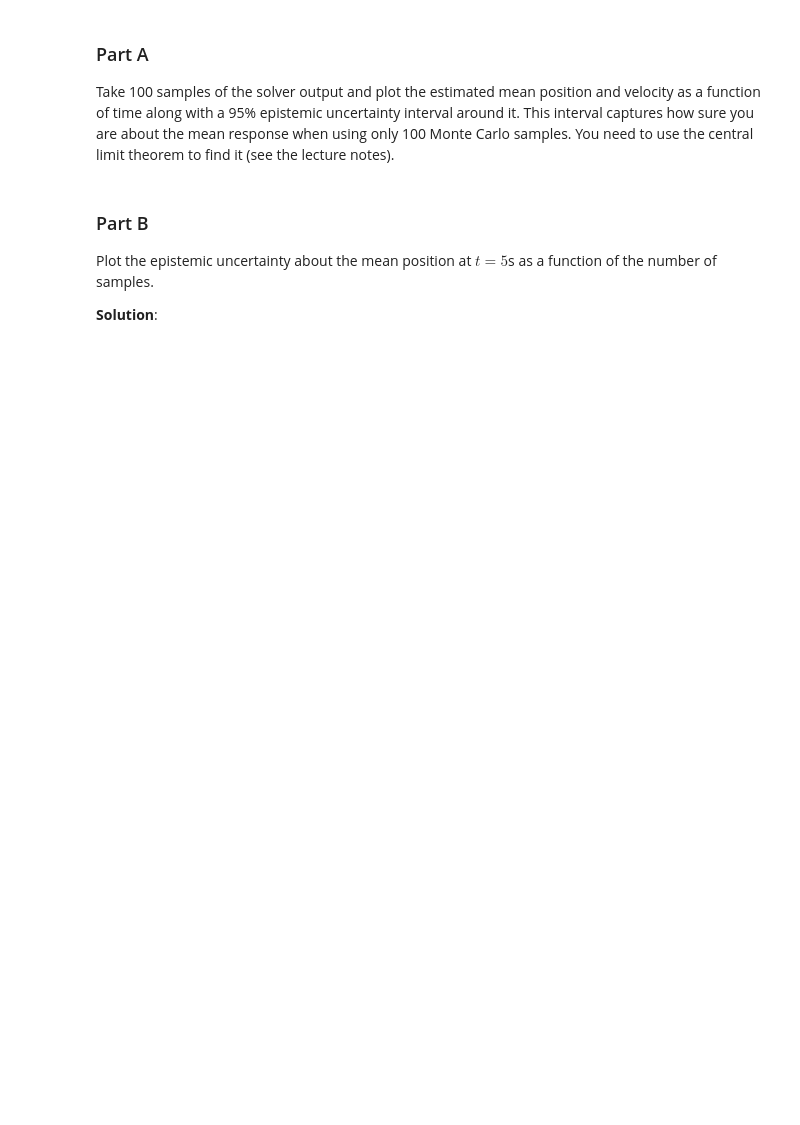
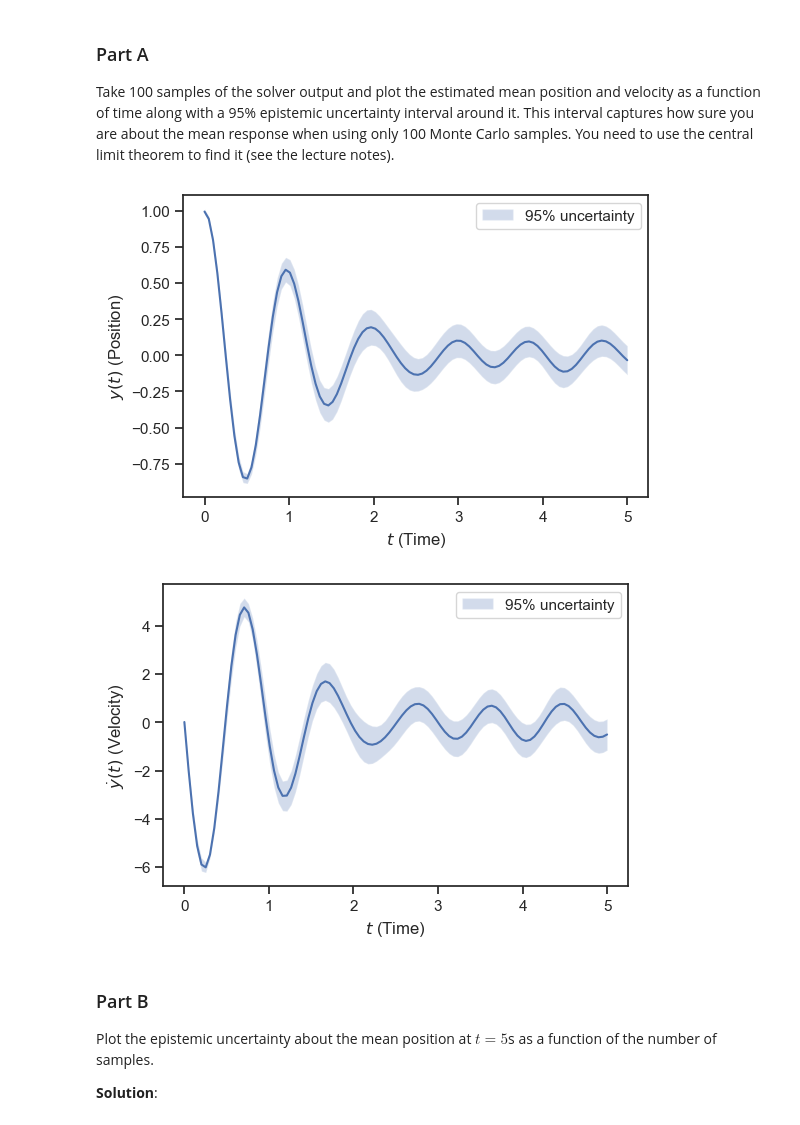
Before and after one commit to flavio-nardi/data-analytics-se, a Jupyter notebook: lecturebook/homework/homework-03.ipynb, the cells around one changed output. Cells and saved outputs as stored; diff of their text form; code cells hidden in the pictures; blank space fills up the shorter version.

```diff
--- a/lecturebook/homework/homework-03.ipynb
+++ b/lecturebook/homework/homework-03.ipynb
@@ -242,3 +237,43 @@ samples = take_samples_from_solver(100)
+# %%
+N = 100
+samples = take_samples_from_solver(N)
+# Sampled positions are: samples[:, :, 0]
+# Sampled velocities are: samples[:, :, 1]
+# Sampled position at the 10th timestep is: samples[:, 9, 0]
+# etc.
+
+mean_position = np.mean(samples[:, :, 0], axis=0)
+mean_velocity = np.mean(samples[:, :, 1], axis=0)
+var_position = np.var(samples[:, :, 0], axis=0)
+var_velocity = np.var(samples[:, :, 1], axis=0)
+
+position_lower_bound = mean_position - 2.0 * np.sqrt(var_position / N )
+position_upper_bound = mean_position + 2.0 * np.sqrt(var_position / N )
+velocity_lower_bound = mean_velocity - 2.0 * np.sqrt(var_velocity / N )
+velocity_upper_bound = mean_velocity + 2.0 * np.sqrt(var_velocity / N )
+
+fig1, ax1 = plt.subplots()
+ax1.set_xlabel('$t$ (Time)')
+ax1.set_ylabel('$y(t)$ (Position)')
+ax1.plot(np.linspace(0, 5, 100), mean_position)
+ax1.fill_between(
+    np.linspace(0, 5, 100),
+    position_lower_bound,
+    position_upper_bound,
+    alpha=0.25,
+    label="95% uncertainty")
+ax1.legend()
+
+fig2, ax2 = plt.subplots()
+ax2.set_xlabel('$t$ (Time)')
+ax2.set_ylabel('$\dot{y}(t)$ (Velocity)')
+ax2.plot(np.linspace(0, 5, 100), mean_velocity)
+ax2.fill_between(np.linspace(0, 5, 100), velocity_lower_bound,
+    velocity_upper_bound, alpha=0.25,label="95% uncertainty")
+ax2.legend();
+# %% [output]
+[figure, added]
+[figure, added]
 # %% [markdown]
 ### Part B
 
```
Also changed, not shown: parts of 6 cells of this notebook.
